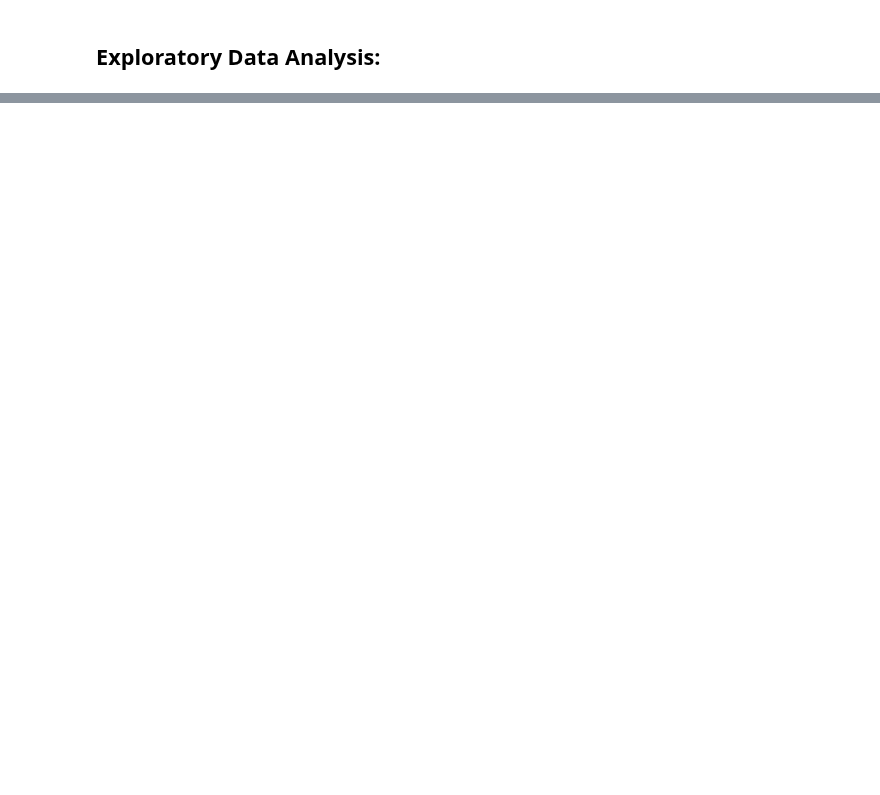
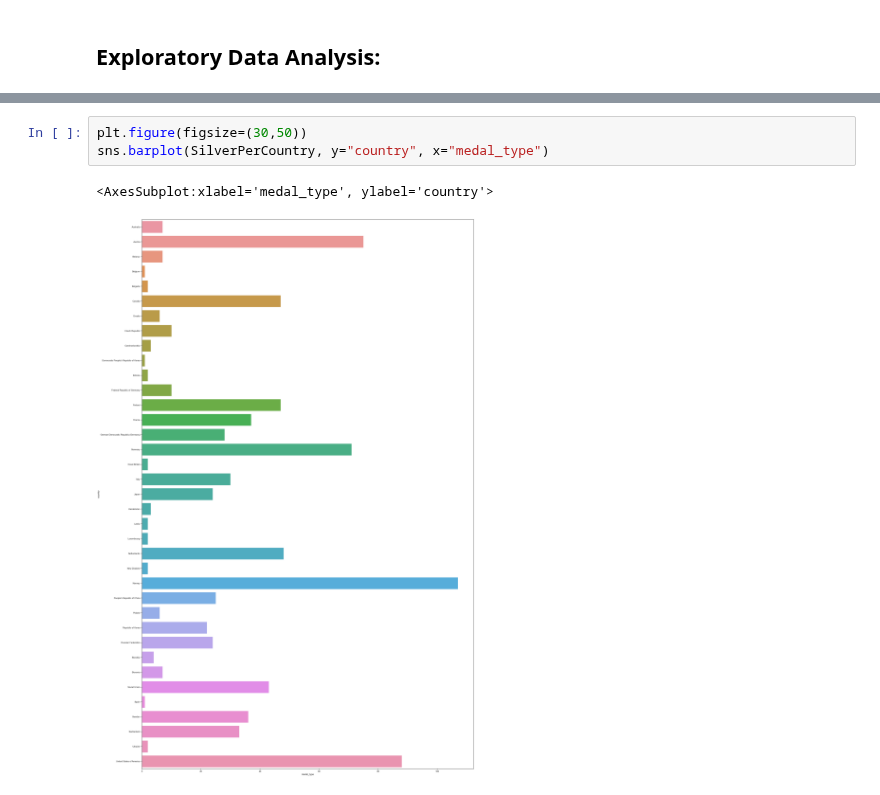
Before and after one commit to ubco-W2022T2-data301/project-group-group17, a Jupyter notebook: analysis/notebooks/analysis_cynthia.ipynb, the cells around one changed output, grey strips where cells are left out. Saved outputs shown, nothing was run; the diff lists cells and outputs as text; blank space fills up the shorter version.

```diff
--- a/analysis/notebooks/analysis_cynthia.ipynb
+++ b/analysis/notebooks/analysis_cynthia.ipynb
@@ -448,0 +383,6 @@ plt.xticks(GoldLine, rotation=65)
+# %%
+plt.figure(figsize=(30,50))
+sns.barplot(SilverPerCountry, y="country", x="medal_type")
+# %% [output]
+<AxesSubplot:xlabel='medal_type', ylabel='country'>
+[figure, added]
```
Also changed, not shown: parts of 10 cells of this notebook.
